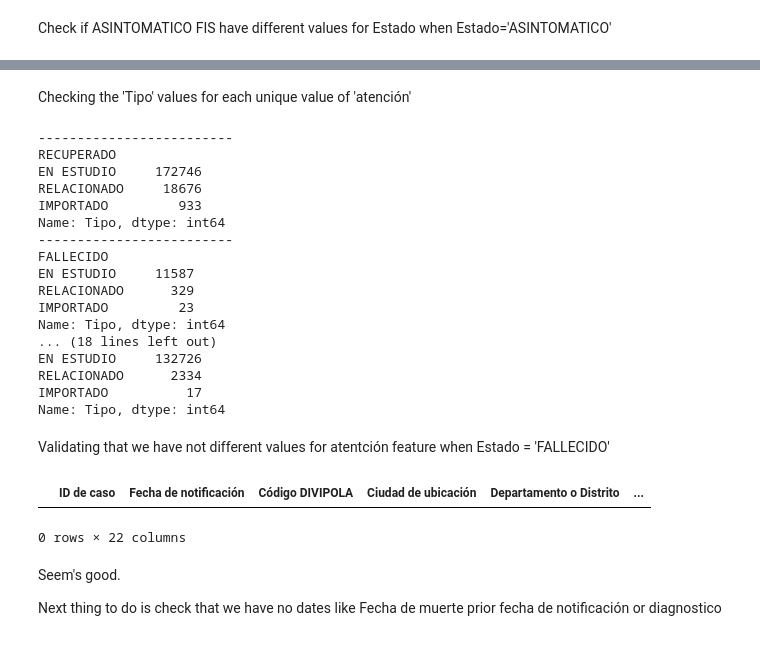
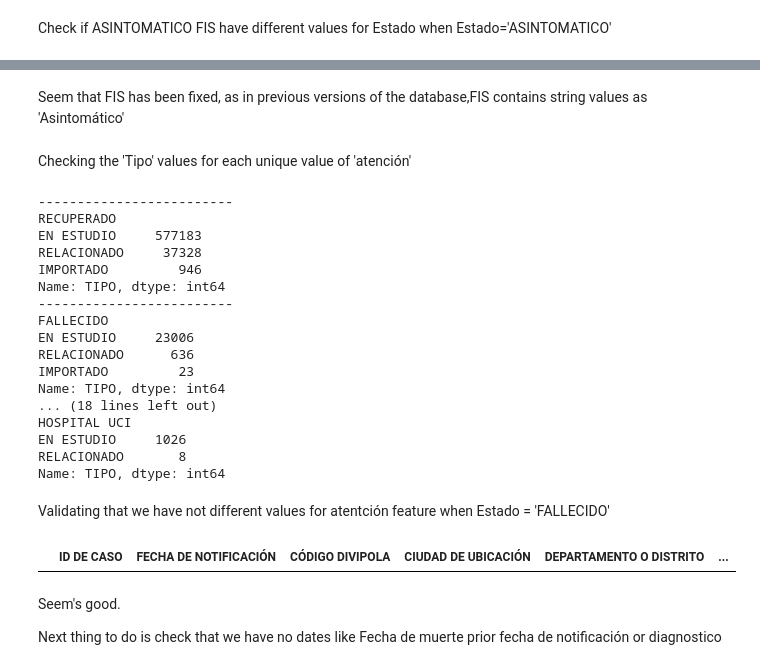
Before and after one commit to danieleceron/Colombia-COVID-19-Data-Analysis, a Jupyter notebook: corona_notebook.ipynb, the cells around one changed output, grey strips where cells are left out. Cells and saved outputs as stored; diff of their text form; code cells hidden in the pictures.

Commit message:
mid-sept workaround notebook
updated the database for analysis

```diff
--- a/corona_notebook.ipynb
+++ b/corona_notebook.ipynb
@@ -115,9 +142,4 @@ for fechas in fechas_to_date:
     df[fechas]= pd.to_datetime(df[fechas],format='%Y-%m-%d')
-# %%
-#Create a new column called Asintomático FIS to store  the values of 'Asintomático' from FIS
-df['Asintomático FIS']=df['FIS'].apply(lambda x: 'Asintomático' if x=='Asintomático' else np.nan)
-#Removing 'Asintomático' from FIS columns and convert to datetime
-df.FIS=df['FIS'].apply(lambda x:  pd.NaT if x=='Asintomático' else pd.to_datetime(x,format='%Y-%m-%d'))
 # %%
 df.select_dtypes(include='datetime').dtypes
 # %% [output]
@@ -192,7 +215,7 @@ unidecode.unidecode(accented_string.upper())
 For categorical variables we'll change nan values to a 'No info' string
 # %%
 # Filling nan values, applying uppes case and remove accent for each value of each feature
-for feature in df.select_dtypes(include=['object']).columns:
+for feature in tqdm(df.select_dtypes(include=['object']).columns):
     df[feature]=df[feature].fillna('No info')
     df[feature]=df[feature].apply(lambda x: unidecode.unidecode(x.upper()))
     print('Compleated feature: '+feature)
@@ -330,8 +341,8 @@ Remark for the unique values of  the feature Estado:
 We need to drop  Estado= ASINTOMATICO where atención= HOSPITAL and atención=HOSPITAL UCI
 # %%
 #getting the index
-idx_h=df[(df['Estado']=='ASINTOMATICO') & (df['atención']=='HOSPITAL')].index
-idx_hu=df[(df['Estado']=='ASINTOMATICO') & (df['atención']=='HOSPITAL UCI')].index
+idx_h=df[(df['ESTADO']=='ASINTOMATICO') & (df['ATENCIÓN']=='HOSPITAL')].index
+idx_hu=df[(df['ESTADO']=='ASINTOMATICO') & (df['ATENCIÓN']=='HOSPITAL UCI')].index
 
 #printing the shape of the df when droping those indexes
 print(df.shape)
@@ -382,35 +415,39 @@ As we can see the ASINTOMATICO FIS values match with Estado values. (ASINTOMATIC
+# %% [markdown]
+Seem that FIS has been fixed, as in previous versions of the database,FIS contains string values as 'Asintomático'
+# %%
+#dropping 'ASINTOMÁTICO FIS'
+df.drop(columns=['ASINTOMÁTICO FIS'], inplace=True)
 # %% [markdown]
 Checking the 'Tipo' values for each unique value of 'atención'
 # %%
-for values in df['atención'].unique():
+for values in df['ATENCIÓN'].unique():
     print('-------------------------')
     print(values)
-    print(df[df['atención']==values]['Tipo'].value_counts())
+    print(df[df['ATENCIÓN']==values]['TIPO'].value_counts())
 # %% [output]
 -------------------------
 RECUPERADO
-EN ESTUDIO     172746
-RELACIONADO     18676
-IMPORTADO         933
-Name: Tipo, dtype: int64
+EN ESTUDIO     577183
+RELACIONADO     37328
+IMPORTADO         946
+Name: TIPO, dtype: int64
 -------------------------
 FALLECIDO
-EN ESTUDIO     11587
-RELACIONADO      329
+EN ESTUDIO     23006
+RELACIONADO      636
 IMPORTADO         23
-Name: Tipo, dtype: int64
+Name: TIPO, dtype: int64
 ... (18 lines left out)
-EN ESTUDIO     132726
-RELACIONADO      2334
-IMPORTADO          17
-Name: Tipo, dtype: int64
+HOSPITAL UCI
+EN ESTUDIO     1026
+RELACIONADO       8
+Name: TIPO, dtype: int64
 # %% [markdown]
 Validating that we have not different values for atentción feature when Estado = 'FALLECIDO'
 # %%
-df[(df['Estado']=='FALLECIDO') & (df['atención']!='FALLECIDO')]
+df[(df['ESTADO']=='FALLECIDO') & (df['ATENCIÓN']!='FALLECIDO')]
 # %% [output]
-|  | ID de caso | Fecha de notificación | Código DIVIPOLA | Ciudad de ubicación | Departamento o Distrito | ... |
+|  | ID DE CASO | FECHA DE NOTIFICACIÓN | CÓDIGO DIVIPOLA | CIUDAD DE UBICACIÓN | DEPARTAMENTO O DISTRITO | ... |
-0 rows × 22 columns
 # %% [markdown]
 Seem's good.
 
```
Also changed, not shown: parts of 97 cells of this notebook, 8 other files.
